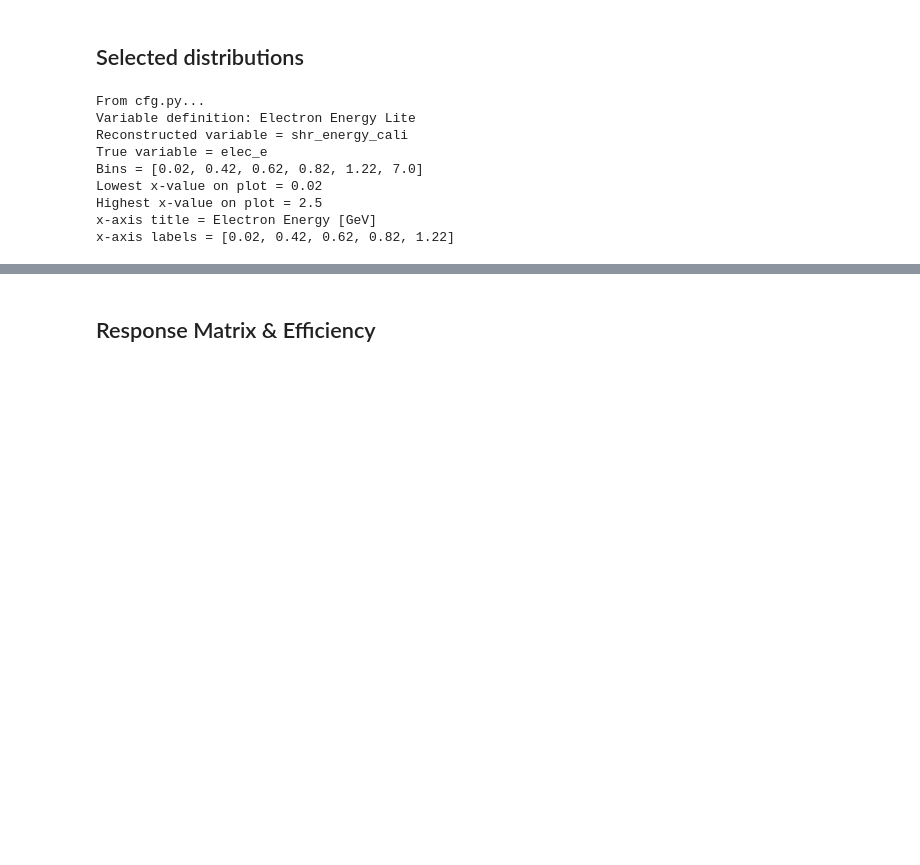
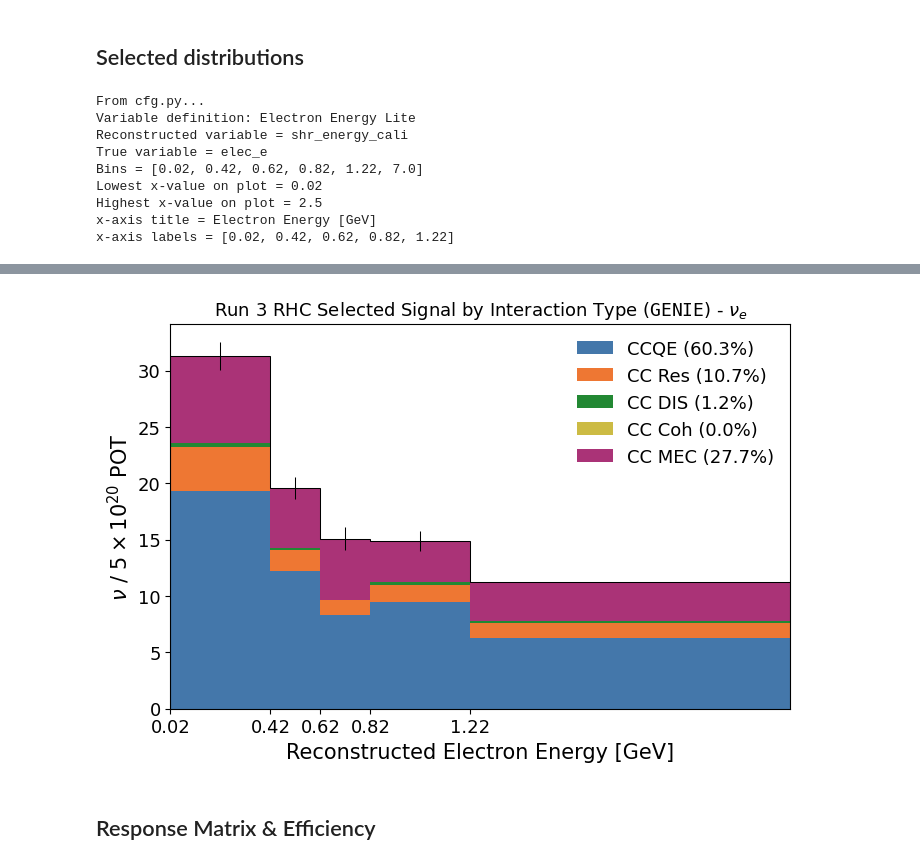
Before and after one commit to abbeybarnard/uB_NuMI_CC_Np, a Jupyter notebook: fakedata.ipynb, the cells around one changed output, grey strips where cells are left out. Saved outputs shown, nothing was run; the diff lists cells and outputs as text; code cells hidden in the pictures; blank space fills up the shorter version.

Commit message:
Adding interaction breakdowns

```diff
--- a/fakedata.ipynb
+++ b/fakedata.ipynb
@@ -488,3 +513,87 @@ plt.show()
+# %%
+int_labels = {
+    '0': 'CCQE',
+    '1': 'CC Res',
+    '2': 'CC DIS',
+    '3': 'CC Coh',
+    '10': 'CC MEC'
+}
+
+fig = plt.figure(figsize=(8, 5))
+
+# Get selected signal for each interaction type
+ccqe = datasets_bdt['infv'].query(signal+' and interaction==0')
+ccres = datasets_bdt['infv'].query(signal+' and interaction==1')
+ccdis = datasets_bdt['infv'].query(signal+' and interaction==2')
+cccoh = datasets_bdt['infv'].query(signal+' and interaction==3')
+ccmec = datasets_bdt['infv'].query(signal+' and interaction==10')
+
+int_weights = [ccqe['totweight_data'],
+                 ccres['totweight_data'],
+                 ccdis['totweight_data'],
+                 cccoh['totweight_data'],
+                 ccmec['totweight_data']]
+
+int_counts = []
+for l in int_weights:
+    int_counts.append( np.nansum(l) )
+
+tot_count = sum(int_counts)
+int_counts_pct = [str(round((x/tot_count)*100, 1)) for x in int_counts]
+
+# Colorblind-friendly palette (Paul Tol's bright scheme)
+# These colors are scientifically validated to be distinguishable for all types of colorblindness
+int_colors = ['#4477AA',  # CCQE: blue
+              '#EE7733',  # CC Res: orange
+              '#228833',  # CC DIS: green
+              '#CCBB44',  # CC Coh: yellow
+              '#AA3377']  # CC MEC: purple
+
+# Signal broken down by interactions after the selection
+n, b, p = plt.hist([ccqe[xvar], ccres[xvar], ccdis[xvar], cccoh[xvar], ccmec[xvar]],
+          bins,
+          weights=int_weights,
+          label=[int_labels['0']+' ('+int_counts_pct[0]+'%)',
+                 int_labels['1']+' ('+int_counts_pct[1]+'%)',
+                 int_labels['2']+' ('+int_counts_pct[2]+'%)',
+                 int_labels['3']+' ('+int_counts_pct[3]+'%)',
+                 int_labels['10']+' ('+int_counts_pct[4]+'%)'],
+          color=int_colors,
+          stacked=True)
+
+bincenters_int = 0.5*(b[1:]+b[:-1])
+
+# MC statistical error
+y_err = mc_error(xvar, b, b[0], b[-1], [datasets_bdt['infv'].query(signal)])
+
+plt.hist(bincenters_int, b, color='black', linewidth=0.75, weights=n[-1], histtype='step')
+plt.errorbar(bincenters_int, n[-1], yerr=y_err,
+             color='black', linewidth=.75, fmt='none')
+
+plt.xticks(x_ticks, fontsize=13)
+plt.yticks(fontsize=13)
+
+plt.xlabel("Reconstructed "+x_label, fontsize=15)
+
+# Use mathtt (math typewriter) which renders better in matplotlib than texttt
+generator_label = r'$\mathtt{NuWro}$' if nuwro else r'$\mathtt{GENIE}$'
+
+if not ISRUN3:
+    plt.ylabel('$\\nu$ / $2\\times10^{20}$ POT', fontsize=15)
+    plt.title(f'Run 1 FHC Selected Signal by Interaction Type ({generator_label}) - $\\nu_{{e}}$', fontsize=13)
+else:
+    plt.ylabel('$\\nu$ / $5\\times10^{20}$ POT', fontsize=15)
+    plt.title(f'Run 3 RHC Selected Signal by Interaction Type ({generator_label}) - $\\nu_{{e}}$', fontsize=13)
+
+plt.legend(frameon=False, fontsize=13, loc='best')
+
+plt.xlim(xlow, xhigh)
+
+#plt.savefig(parameters(ISRUN3)['plots_path']+"SelectedInteractions_"+xvar+".pdf", transparent=True, bbox_inches='tight')
+
+plt.show()
+# %% [output]
+[figure, added]
 # %% [markdown]
 ## Response Matrix & Efficiency
 # %%
```
Also changed, not shown: parts of 35 cells of this notebook.
